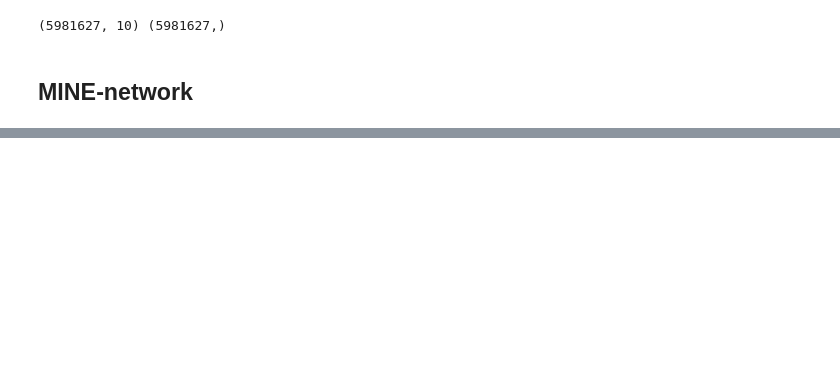
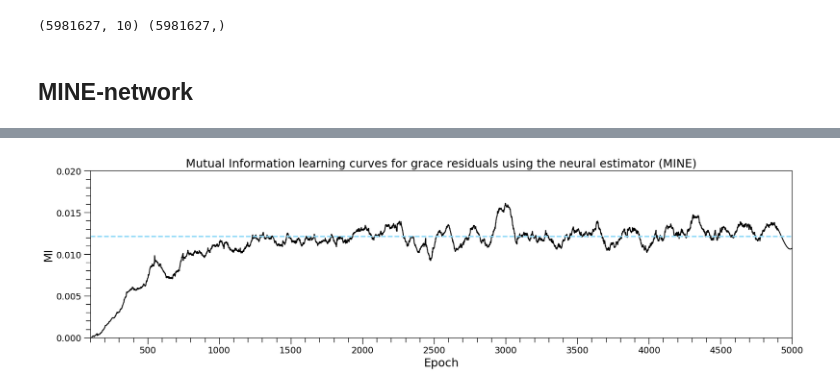
Before and after one commit to brandonlpanos/grace, a Jupyter notebook: grace.ipynb, the cells around one changed output, grey strips where cells are left out. Saved outputs shown, nothing was run; the diff lists cells and outputs as text; code cells hidden in the pictures; blank space fills up the shorter version.

```diff
--- a/grace.ipynb
+++ b/grace.ipynb
@@ -149,8 +147,8 @@ class MINEnetwork(nn.Module):
     def forward(self, x, y):
         x = self.fc1(x)
         x = F.relu(x)
-        out = torch.cat((x, y))
+        out = torch.cat((x, y), -1)
         out = self.fc2(out)
         out = F.relu(out)
         out = self.fc3(out)
-        return out
+        return torch.squeeze(out) # output single scalar
@@ -192,0 +162,41 @@ class MIEstimator1(nn.Module):
+# %%
+path_to_data = '/Users/brandonlpanos/Desktop/grace/data.npz'
+dataloader = torch.utils.data.DataLoader(MINEDataLoader(path_to_data, 1000))
+n_epoch = 5000
+model = MINEnetwork(10,3)
+optimizer = torch.optim.Adam(model.parameters(), lr=0.01)
+mi_hist = []
+for epoch in range(n_epoch):
+    x_sample, y_sample, y_shuffle = next(iter(dataloader))
+    pred_xy = model(x_sample, y_sample)
+    pred_x_y = model(x_sample, y_shuffle)
+    loss = - (torch.mean(pred_xy) - torch.log(torch.mean(torch.exp(pred_x_y))))
+    mi_hist.append(-1 * loss.data.numpy())
+    model.zero_grad()
+    loss.backward()
+    optimizer.step()
+# %%
+# Plot results
+fig, ax = plt.subplots(figsize=(17,5))
+rcParams['font.size'] = 14
+plt.title('Mutual Information learning curves for grace residuals using the neural estimator (MINE)', fontsize=18)
+from scipy.signal import savgol_filter
+mi_smoother = savgol_filter(mi_hist, 200, 3) # window size 200, polynomial order 3
+plt.plot(mi_smoother, c='k')
+plt.axhline(np.mean(mi_hist[1000::]), c='#8dd8f8', linestyle='--', linewidth=2)
+ax.xaxis.set_major_locator(MultipleLocator(500))
+ax.xaxis.set_minor_locator(MultipleLocator(100))
+ax.yaxis.set_major_locator(MultipleLocator(0.005))
+ax.yaxis.set_minor_locator(MultipleLocator(0.001))
+ax.tick_params(which='major', length=10,width=1)
+ax.tick_params(which='minor', length=7,width=1)
+plt.xlabel('Epoch', fontsize=18)
+plt.ylabel('MI', fontsize=18)
+plt.xlim(100,5000)
+plt.ylim(-0.0, 0.02)
+plt.tight_layout()
+plt.show()
+plt.savefig()
+plt.close(fig)
+# %% [output]
+[figure, added]
```
Also changed, not shown: parts of 10 cells of this notebook.
